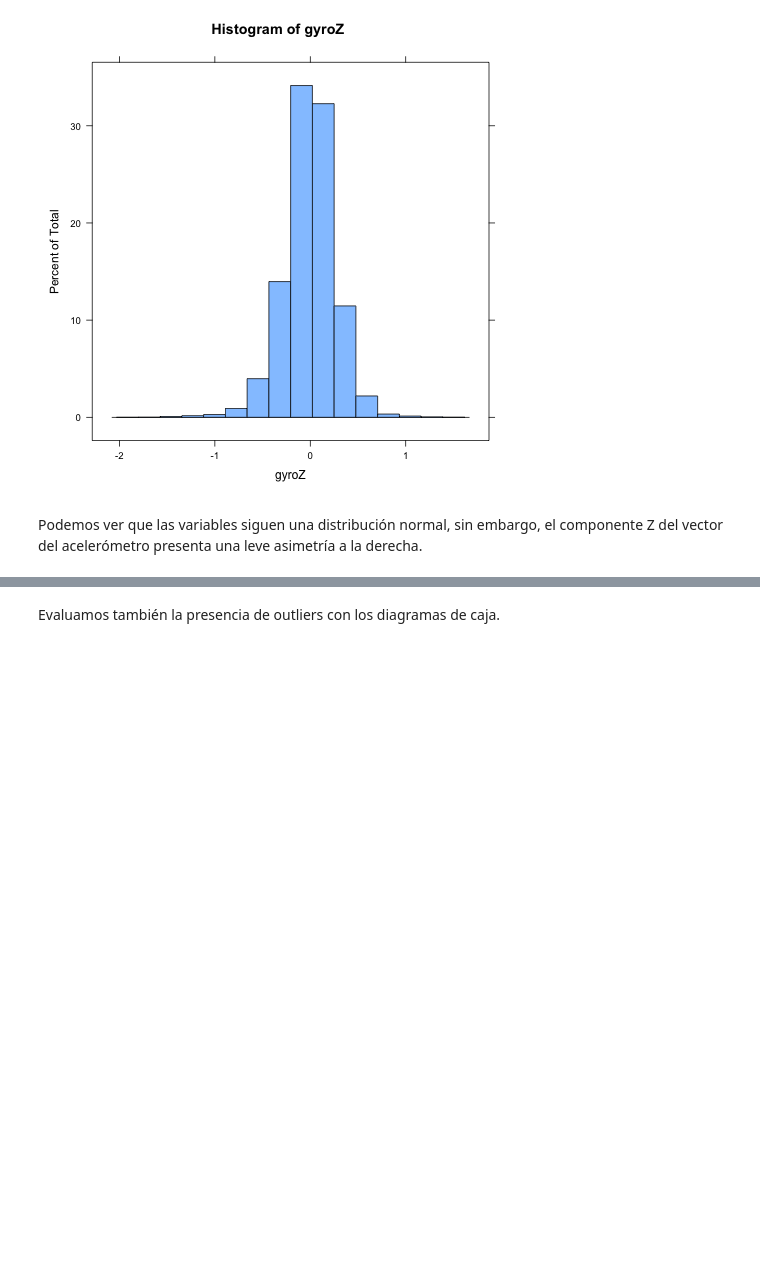
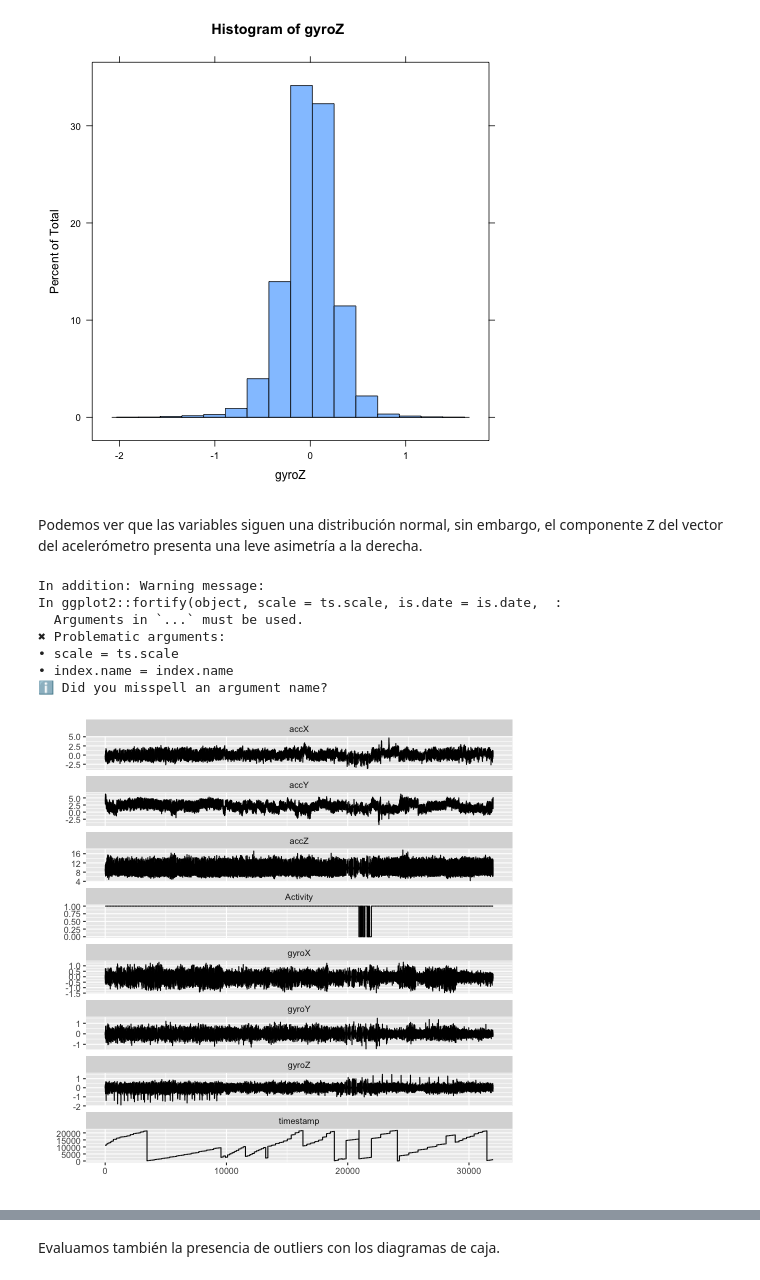
Before and after one commit to Arturo-Hernanz-CM/analisis_datos_modelo_series_temporales_pasajeros_avion, a Jupyter notebook: modelo_series.ipynb, the cells around one changed output, grey strips where cells are left out. Cells and saved outputs as stored; diff of their text form; code cells hidden in the pictures; blank space fills up the shorter version.

```diff
--- a/modelo_series.ipynb
+++ b/modelo_series.ipynb
@@ -210,3 +234,16 @@ print(histogram(dfMedidas$gyroZ, main = "Histogram of gyroZ", xlab = "gyroZ"))
 [figure]
 # %% [markdown]
 Podemos ver que las variables siguen una distribución normal, sin embargo, el componente Z del vector del acelerómetro presenta una leve asimetría a la derecha.
+# %%
+%%R
+ts_TMED <- ts(dfMedidas)
+autoplot(ts_TMED)
+# %% [output]
+In addition: Warning message:
+In ggplot2::fortify(object, scale = ts.scale, is.date = is.date,  :
+  Arguments in `...` must be used.
+✖ Problematic arguments:
+• scale = ts.scale
+• index.name = index.name
+ℹ Did you misspell an argument name?
+[figure, added]
```
Also changed, not shown: parts of 5 cells of this notebook.
